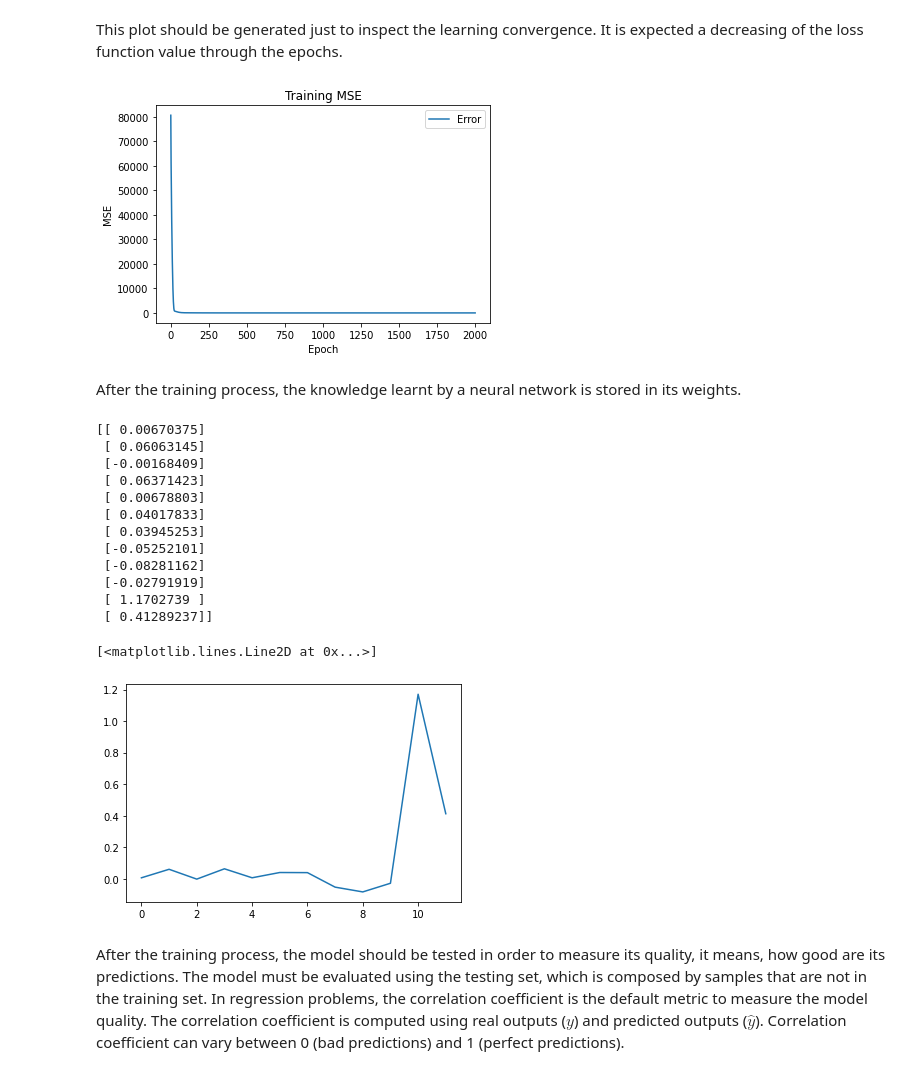
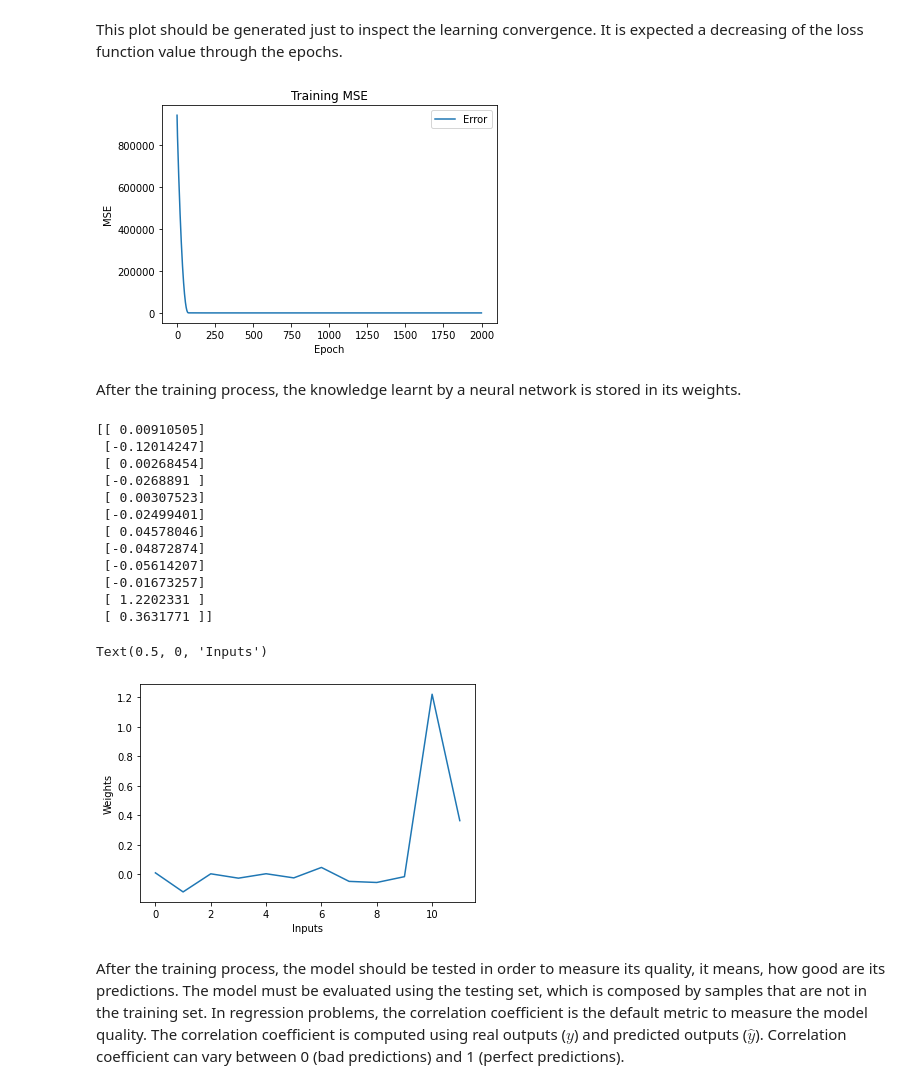
Before and after one commit to Sandrocamargo/deep-learning, a Jupyter notebook: dl_class03_LinearRegressionSingleNeuron.ipynb, the cells around one changed output. Drawn from its saved outputs; the diff is of its cells as text; code cells hidden in the pictures.

```diff
--- a/dl_class03_LinearRegressionSingleNeuron.ipynb
+++ b/dl_class03_LinearRegressionSingleNeuron.ipynb
@@ -134,7 +134,7 @@ _________________________________________________________________
 After creating the model, it must be trained (fitted).
 Training is done using training set and the amount of epochs must be defined.
 # %%
-EPOCHS = 1000
+EPOCHS = 2000
 
 history = model.fit(
     train_x, train_y, epochs = EPOCHS, verbose = 1
@@ -168,28 +168,30 @@ plt.xlabel('Epoch')
 plt.legend(['Error'], loc='upper right')
 plt.show()
 # %% [output]
-[figure, old version]
+[figure, new version]
 # %% [markdown]
 After the training process, the knowledge learnt by a neural network is stored in its weights.
 # %%
 weights, biases = model.get_weights() # return a numpy list of weights
 print(weights)
 plt.plot(weights)
+plt.ylabel('Weights')
+plt.xlabel('Inputs')
 # %% [output]
-[[ 0.00670375]
- [ 0.06063145]
- [-0.00168409]
- [ 0.06371423]
- [ 0.00678803]
- [ 0.04017833]
- [ 0.03945253]
- [-0.05252101]
- [-0.08281162]
- [-0.02791919]
- [ 1.1702739 ]
- [ 0.41289237]]
+[[ 0.00910505]
+ [-0.12014247]
+ [ 0.00268454]
+ [-0.0268891 ]
+ [ 0.00307523]
+ [-0.02499401]
+ [ 0.04578046]
+ [-0.04872874]
+ [-0.05614207]
+ [-0.01673257]
+ [ 1.2202331 ]
+ [ 0.3631771 ]]
-[<matplotlib.lines.Line2D at 0x...>]
+Text(0.5, 0, 'Inputs')
-[figure, old version]
+[figure, new version]
 # %% [markdown]
 After the training process, the model should be tested in order to measure its quality, it means, how good are its predictions. The model must be evaluated using the testing set, which is composed by samples that are not in the training set. In regression problems, the correlation coefficient is the default metric to measure the model quality.
 The correlation coefficient is computed using real outputs ($y$) and predicted outputs ($\hat{y}$). Correlation coefficient can vary between 0 (bad predictions) and 1 (perfect predictions).
```
Also changed, not shown: parts of 3 cells of this notebook, 1 other file.
